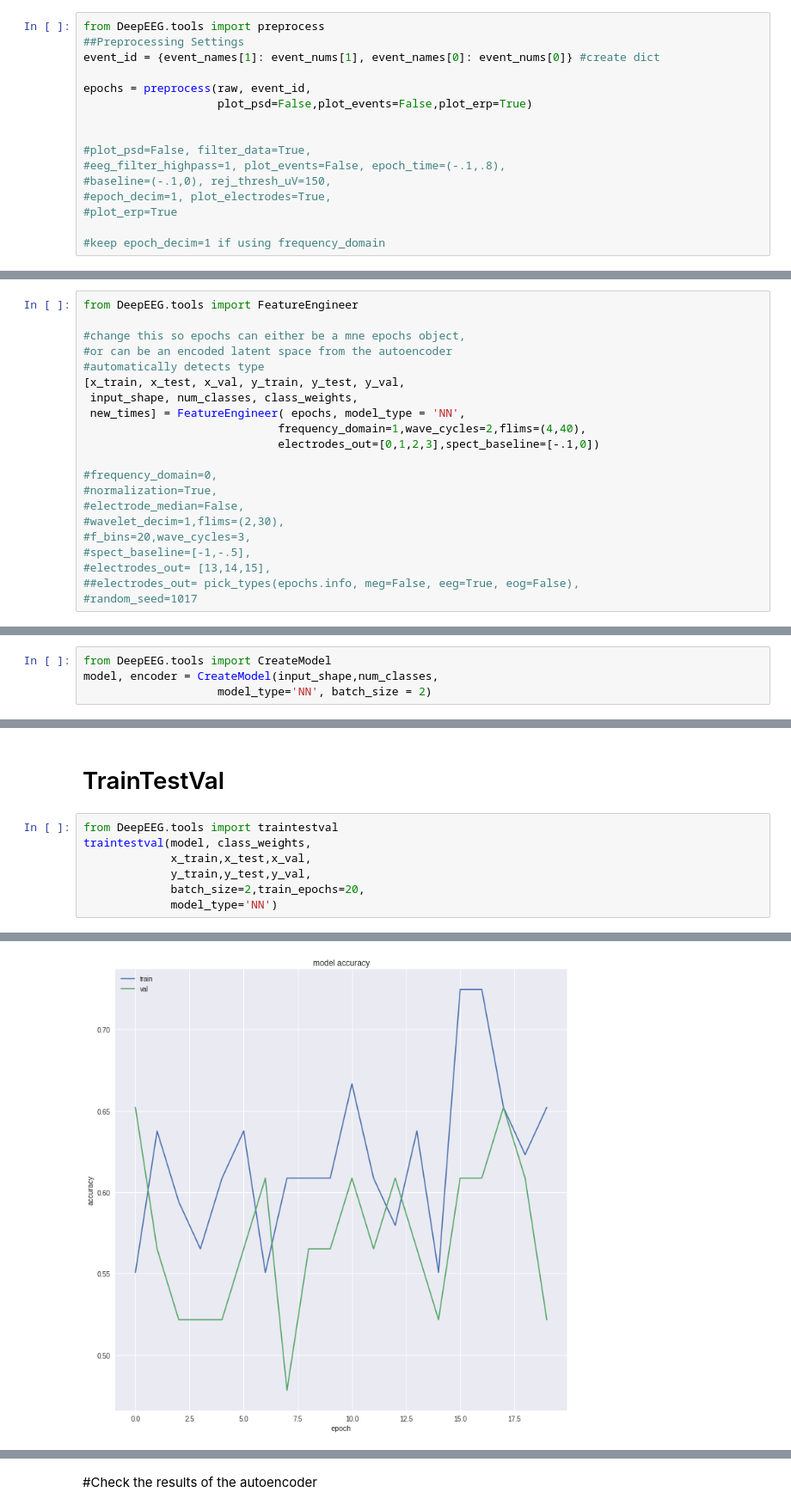
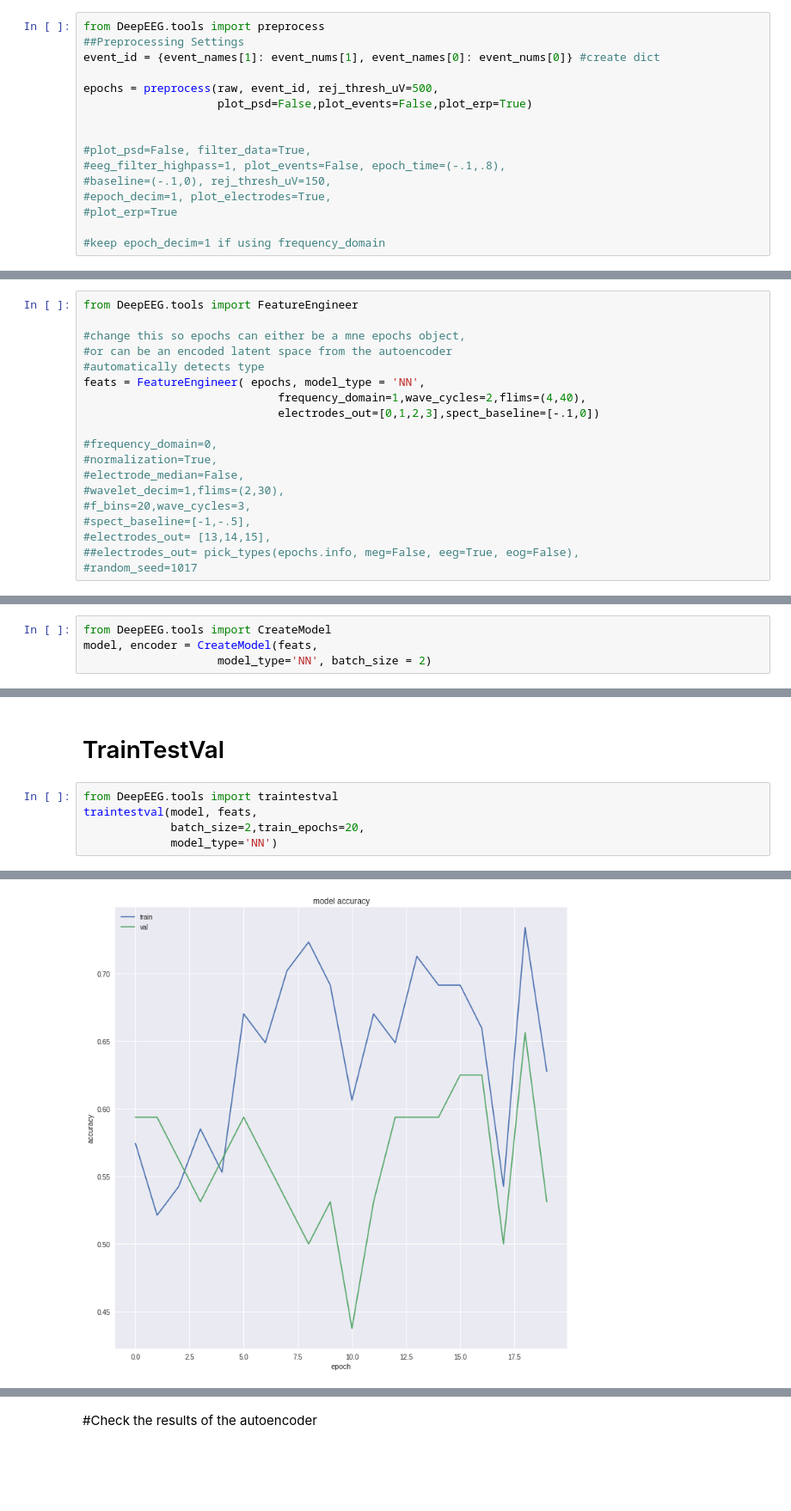
Before and after one commit to kylemath/DeepEEG, a Jupyter notebook: notebooks/DeepEEG.ipynb, the cells around one changed output, grey strips where cells are left out. Shown at 86% size. Drawn from its saved outputs; the diff is of its cells as text; blank space fills up the shorter version.

Commit message:
created Feats class to store features from featureEngineer

```diff
--- a/notebooks/DeepEEG.ipynb
+++ b/notebooks/DeepEEG.ipynb
@@ -176,7 +169,7 @@ from DeepEEG.tools import preprocess
 ##Preprocessing Settings
 event_id = {event_names[1]: event_nums[1], event_names[0]: event_nums[0]} #create dict
 
-epochs = preprocess(raw, event_id,
+epochs = preprocess(raw, event_id, rej_thresh_uV=500,
                     plot_psd=False,plot_events=False,plot_erp=True)
 
 
@@ -203,9 +196,7 @@ from DeepEEG.tools import FeatureEngineer
 #change this so epochs can either be a mne epochs object,
 #or can be an encoded latent space from the autoencoder
 #automatically detects type
-[x_train, x_test, x_val, y_train, y_test, y_val,
- input_shape, num_classes, class_weights,
- new_times] = FeatureEngineer( epochs, model_type = 'NN',
+feats = FeatureEngineer( epochs, model_type = 'NN',
                              frequency_domain=1,wave_cycles=2,flims=(4,40),
                              electrodes_out=[0,1,2,3],spect_baseline=[-.1,0])
 
@@ -240,7 +231,7 @@ Class Weights: [0.98571429 1.01470588]
 # Run CreateModel
 # %%
 from DeepEEG.tools import CreateModel
-model, encoder = CreateModel(input_shape,num_classes,
+model, encoder = CreateModel(feats,
                     model_type='NN', batch_size = 2)
 # %% [output]
 Creating NN Model
@@ -248,9 +239,7 @@ Creating NN Model
 # TrainTestVal
 # %%
 from DeepEEG.tools import traintestval
-traintestval(model, class_weights,
-             x_train,x_test,x_val,
-             y_train,y_test,y_val,
+traintestval(model, feats,
              batch_size=2,train_epochs=20,
              model_type='NN')
 # %% [output]
@@ -273,2 +262,2 @@ Epoch 20/20
 ['acc', 'loss', 'val_acc', 'val_loss']
-[figure, old version]
+[figure, new version]
```
Also changed, not shown: parts of 6 cells of this notebook.
